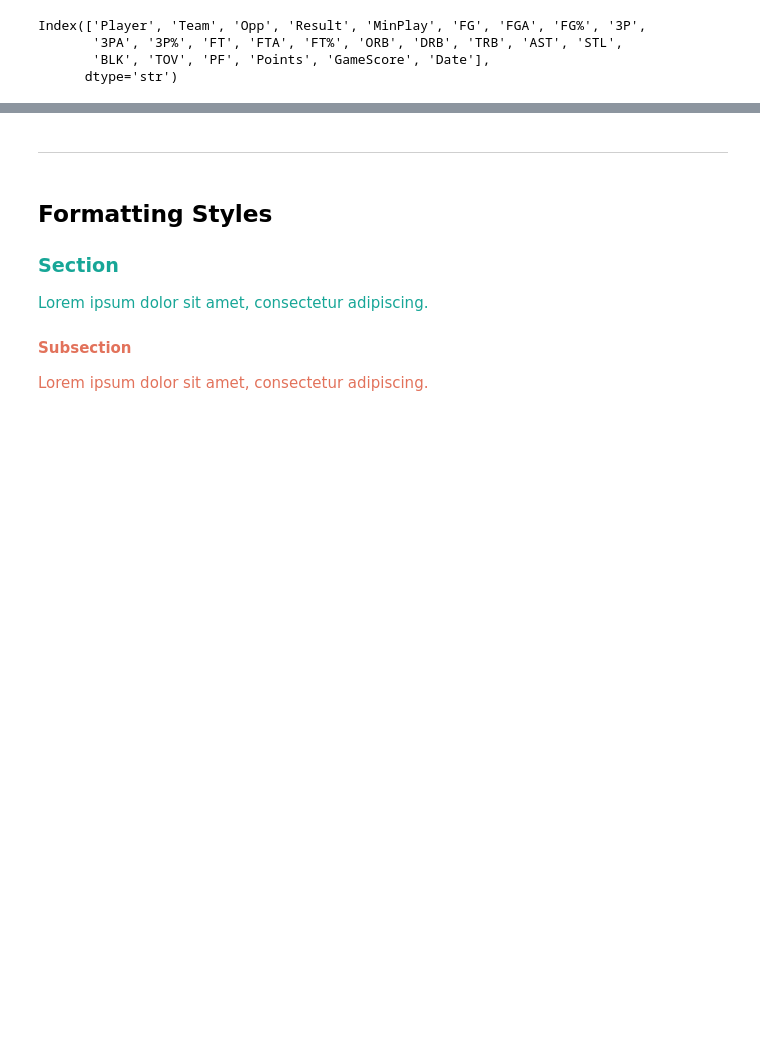
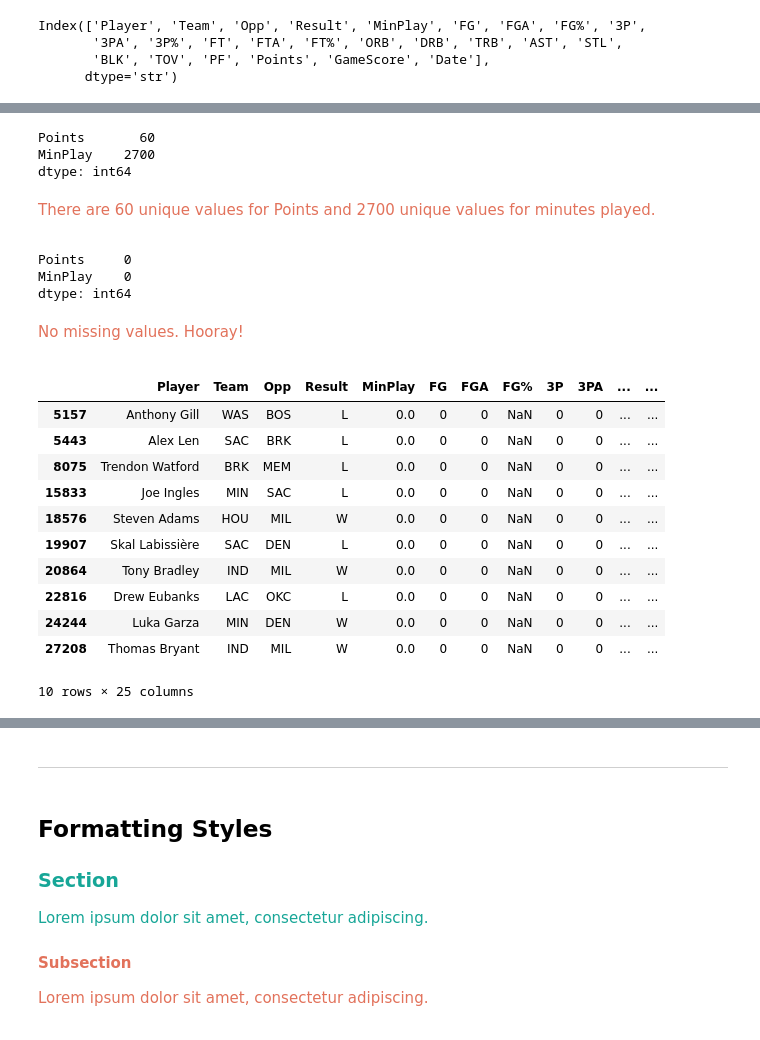
Before and after one commit to awomann/nba-prediction, a Jupyter notebook: Desktop/Coding/NBA Prediction/NBA_Predictive_Analytics.ipynb, the cells around one changed output, grey strips where cells are left out. Cells and saved outputs as stored; diff of their text form; code cells hidden in the pictures; blank space fills up the shorter version.

```diff
--- a/Desktop/Coding/NBA Prediction/NBA_Predictive_Analytics.ipynb
+++ b/Desktop/Coding/NBA Prediction/NBA_Predictive_Analytics.ipynb
@@ -372,0 +495,39 @@ stats_df.head(10)
+# %%
+new_df[['Points', 'MinPlay']].nunique()
+# %% [output]
+Points       60
+MinPlay    2700
+dtype: int64
+# %% [markdown]
+<span style="color:#E2725B">
+
+There are 60 unique values for Points and 2700 unique values for minutes played.
+
+</span>
+# %%
+new_df[['Points', 'MinPlay']].isna().sum()
+# %% [output]
+Points     0
+MinPlay    0
+dtype: int64
+# %% [markdown]
+<span style="color:#E2725B">
+
+No missing values. Hooray!
+
+</span>
+# %%
+new_df.query('Points == 0 and MinPlay == 0')
+# %% [output]
+|  | Player | Team | Opp | Result | MinPlay | FG | FGA | FG% | 3P | 3PA | ... | ... |
+| 5157 | Anthony Gill | WAS | BOS | L | 0.0 | 0 | 0 | NaN | 0 | 0 | ... | ... |
+| 5443 | Alex Len | SAC | BRK | L | 0.0 | 0 | 0 | NaN | 0 | 0 | ... | ... |
+| 8075 | Trendon Watford | BRK | MEM | L | 0.0 | 0 | 0 | NaN | 0 | 0 | ... | ... |
+| 15833 | Joe Ingles | MIN | SAC | L | 0.0 | 0 | 0 | NaN | 0 | 0 | ... | ... |
+| 18576 | Steven Adams | HOU | MIL | W | 0.0 | 0 | 0 | NaN | 0 | 0 | ... | ... |
+| 19907 | Skal Labissière | SAC | DEN | L | 0.0 | 0 | 0 | NaN | 0 | 0 | ... | ... |
+| 20864 | Tony Bradley | IND | MIL | W | 0.0 | 0 | 0 | NaN | 0 | 0 | ... | ... |
+| 22816 | Drew Eubanks | LAC | OKC | L | 0.0 | 0 | 0 | NaN | 0 | 0 | ... | ... |
+| 24244 | Luka Garza | MIN | DEN | W | 0.0 | 0 | 0 | NaN | 0 | 0 | ... | ... |
+| 27208 | Thomas Bryant | IND | MIL | W | 0.0 | 0 | 0 | NaN | 0 | 0 | ... | ... |
+10 rows × 25 columns
```
Also changed, not shown: parts of 37 cells of this notebook.
